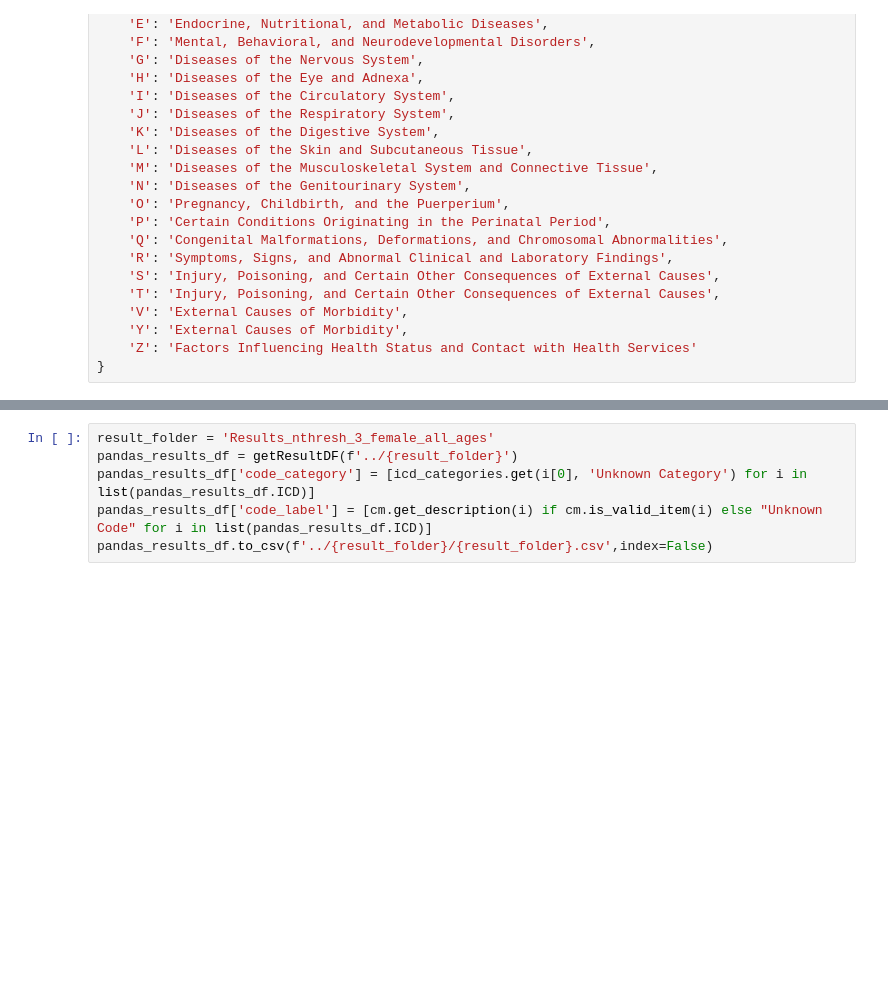
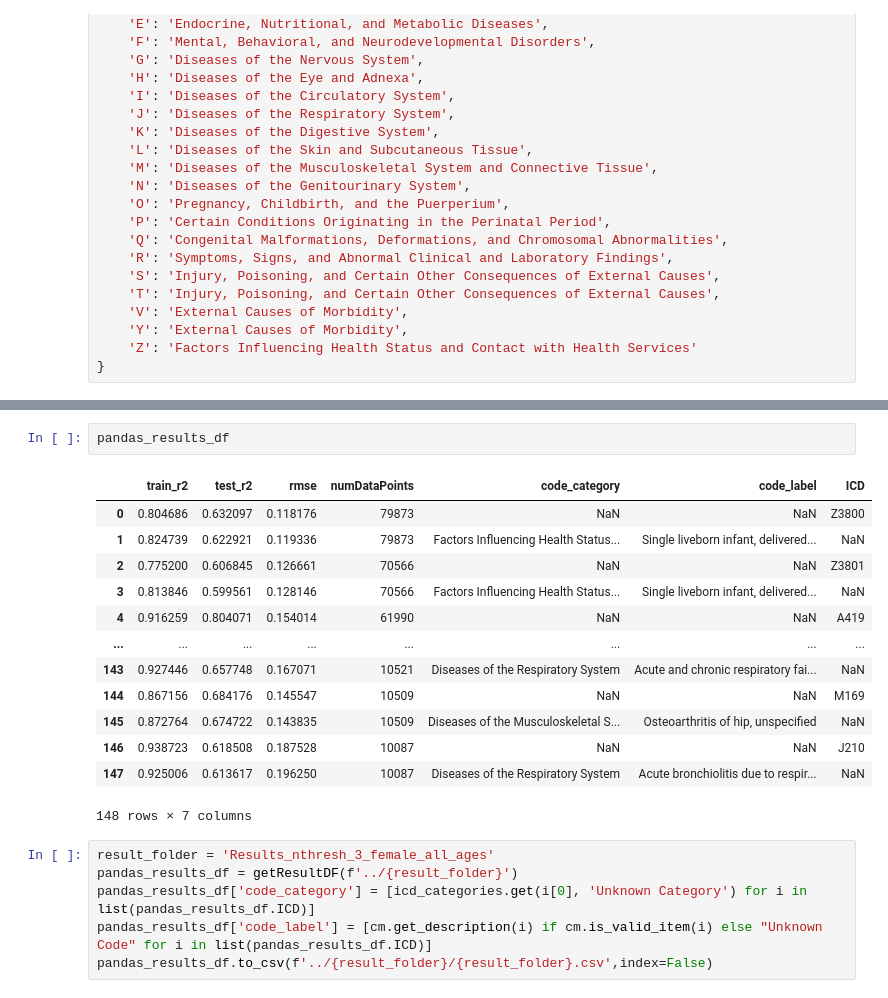
Before and after one commit to mi3nts/environmentalSocialHealth, a Jupyter notebook: notebooks/interpretResults.ipynb, the cells around one changed output, grey strips where cells are left out. Saved outputs shown, nothing was run; the diff lists cells and outputs as text; blank space fills up the shorter version.

```diff
--- a/notebooks/interpretResults.ipynb
+++ b/notebooks/interpretResults.ipynb
@@ -59,3 +75,19 @@ icd_categories = {
+# %%
+pandas_results_df
+# %% [output]
+|  | train_r2 | test_r2 | rmse | numDataPoints | code_category | code_label | ICD |
+| 0 | 0.804686 | 0.632097 | 0.118176 | 79873 | NaN | NaN | Z3800 |
+| 1 | 0.824739 | 0.622921 | 0.119336 | 79873 | Factors Influencing Health Status... | Single liveborn infant, delivered... | NaN |
+| 2 | 0.775200 | 0.606845 | 0.126661 | 70566 | NaN | NaN | Z3801 |
+| 3 | 0.813846 | 0.599561 | 0.128146 | 70566 | Factors Influencing Health Status... | Single liveborn infant, delivered... | NaN |
+| 4 | 0.916259 | 0.804071 | 0.154014 | 61990 | NaN | NaN | A419 |
+| ... | ... | ... | ... | ... | ... | ... | ... |
+| 143 | 0.927446 | 0.657748 | 0.167071 | 10521 | Diseases of the Respiratory System | Acute and chronic respiratory fai... | NaN |
+| 144 | 0.867156 | 0.684176 | 0.145547 | 10509 | NaN | NaN | M169 |
+| 145 | 0.872764 | 0.674722 | 0.143835 | 10509 | Diseases of the Musculoskeletal S... | Osteoarthritis of hip, unspecified | NaN |
+| 146 | 0.938723 | 0.618508 | 0.187528 | 10087 | NaN | NaN | J210 |
+| 147 | 0.925006 | 0.613617 | 0.196250 | 10087 | Diseases of the Respiratory System | Acute bronchiolitis due to respir... | NaN |
+148 rows × 7 columns
 # %%
 result_folder = 'Results_nthresh_3_female_all_ages'
 pandas_results_df = getResultDF(f'../{result_folder}')
```
Also changed, not shown: parts of 1 cell of this notebook, 1 other file.
